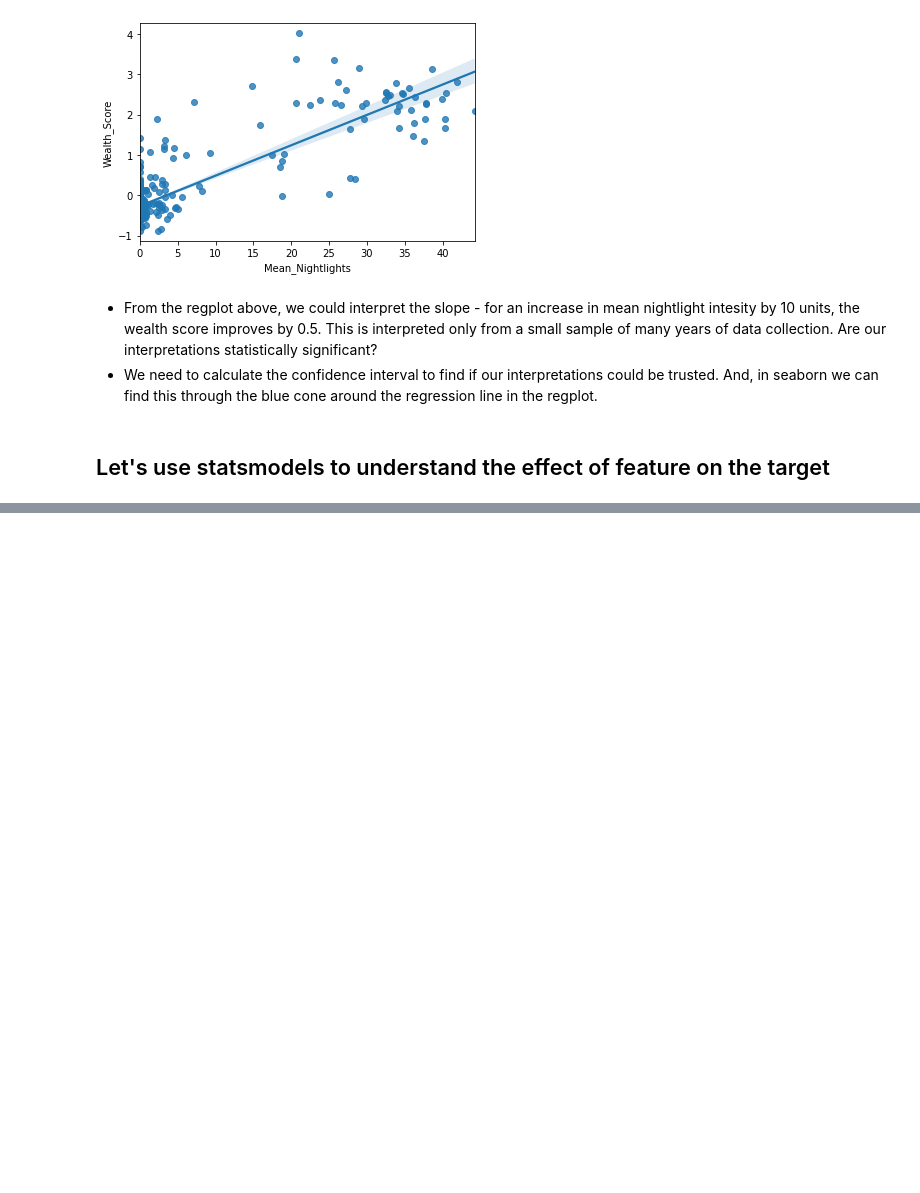
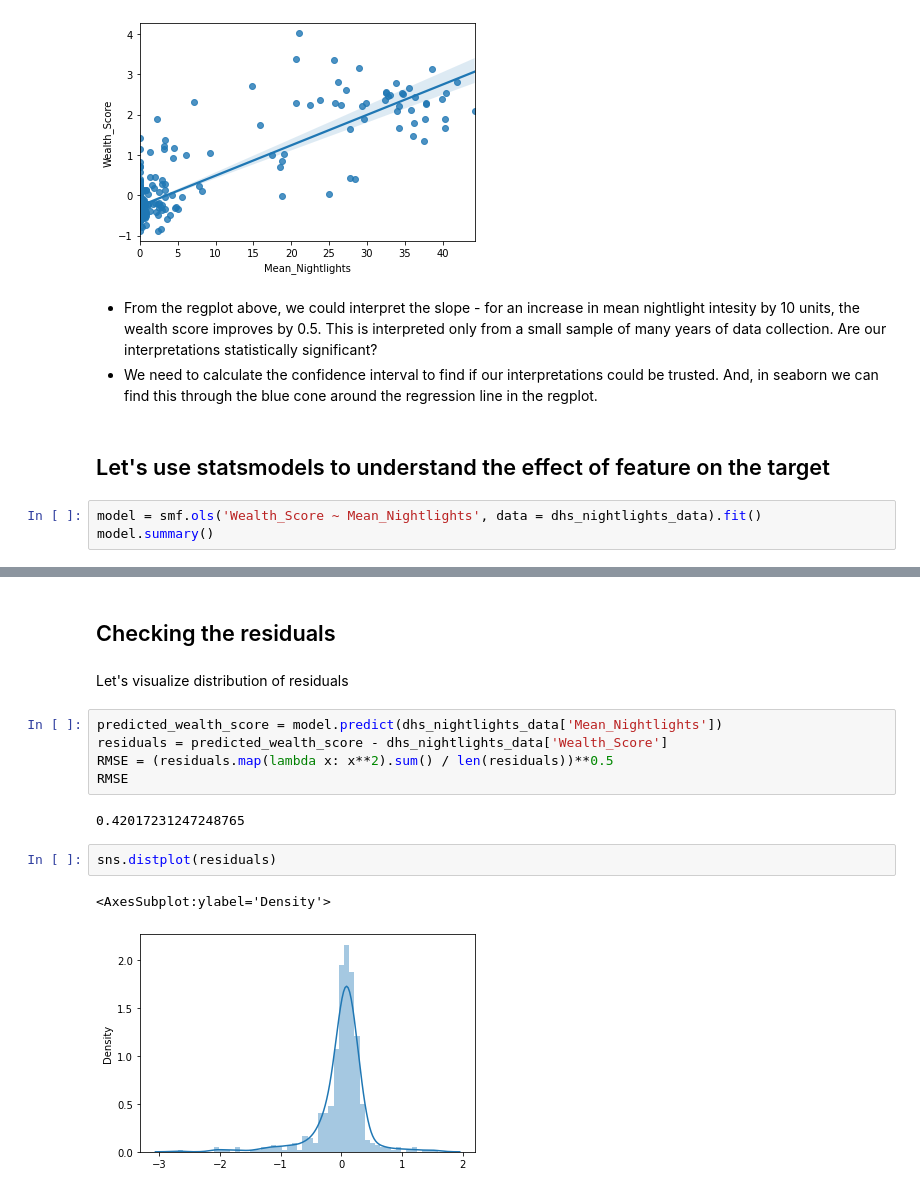
Before and after one commit to aishwaryawahane/poverty_predictor, a Jupyter notebook: notebooks/EDA_DHS_Nightlights.ipynb, the cells around one changed output, grey strips where cells are left out. Cells and saved outputs as stored; diff of their text form; blank space fills up the shorter version.

Commit message:
Created statistical model

```diff
--- a/notebooks/EDA_DHS_Nightlights.ipynb
+++ b/notebooks/EDA_DHS_Nightlights.ipynb
@@ -81,3 +81,6 @@ sns.regplot(x=dhs_nightlights_data['Mean_Nightlights'], y=dhs_nightlights_data['
 - We need to calculate the confidence interval to find if our interpretations could be trusted. And, in seaborn we can find this through the blue cone around the regression line in the regplot.
 # %% [markdown]
 ## Let's use statsmodels to understand the effect of feature on the target
+# %%
+model = smf.ols('Wealth_Score ~ Mean_Nightlights', data = dhs_nightlights_data).fit()
+model.summary()
@@ -83,0 +110,16 @@ sns.regplot(x=dhs_nightlights_data['Mean_Nightlights'], y=dhs_nightlights_data['
+# %% [markdown]
+## Checking the residuals
+# %% [markdown]
+Let's visualize distribution of residuals
+# %%
+predicted_wealth_score = model.predict(dhs_nightlights_data['Mean_Nightlights'])
+residuals = predicted_wealth_score - dhs_nightlights_data['Wealth_Score']
+RMSE = (residuals.map(lambda x: x**2).sum() / len(residuals))**0.5
+RMSE
+# %% [output]
+0.42017231247248765
+# %%
+sns.distplot(residuals)
+# %% [output]
+<AxesSubplot:ylabel='Density'>
+[figure, added]
```
Also changed, not shown: parts of 4 cells of this notebook.
